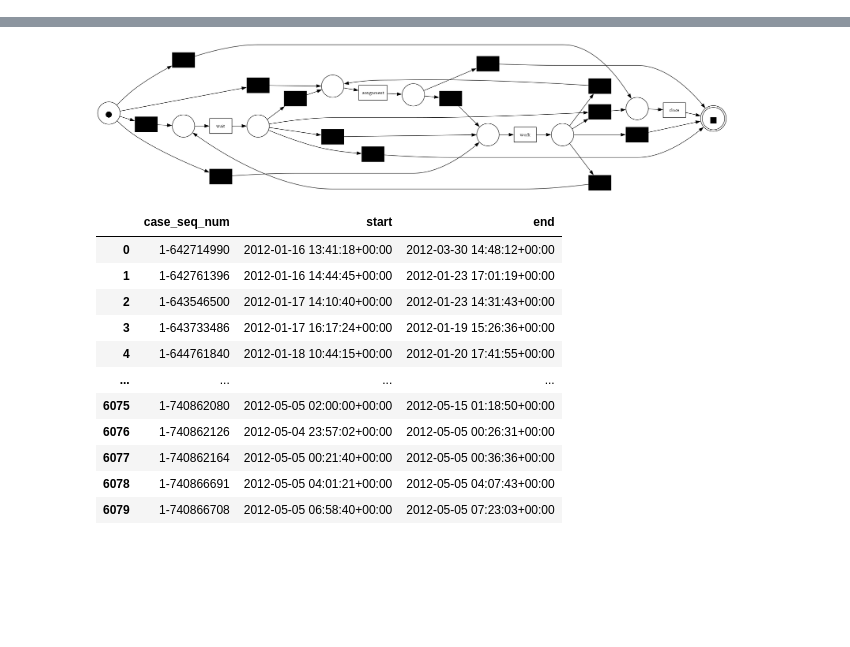
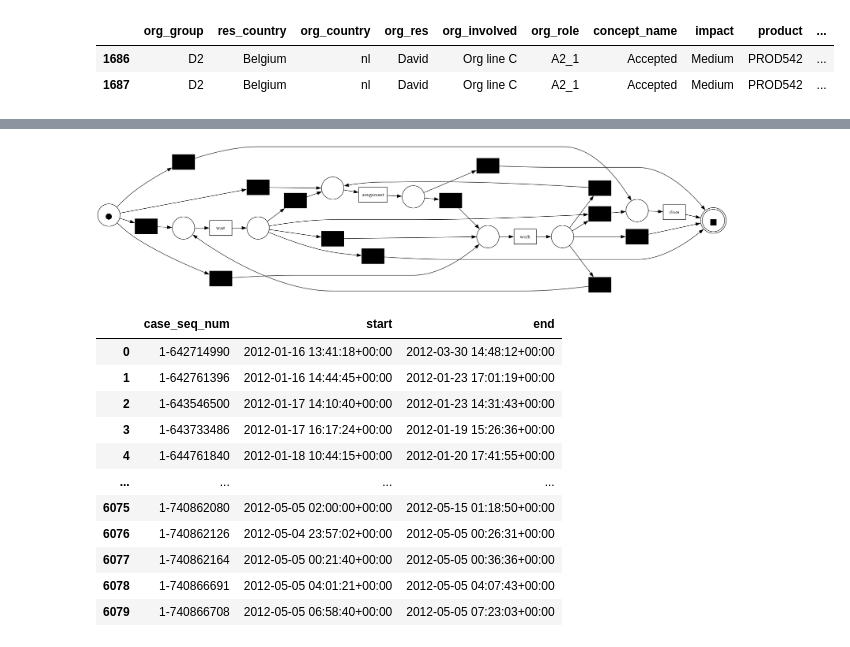
Before and after one commit to antoinsader/process_mining, a Jupyter notebook: test3.ipynb, the cells around one changed output, grey strips where cells are left out. Saved outputs shown, nothing was run; the diff lists cells and outputs as text; code cells hidden in the pictures; blank space fills up the shorter version.

```diff
--- a/test3.ipynb
+++ b/test3.ipynb
@@ -25,0 +26,6 @@ df.to_csv("org_c_logs.csv")
+# %%
+df[df["case_seq_num"] == "1-647953636"]
+# %% [output]
+|  | org_group | res_country | org_country | org_res | org_involved | org_role | concept_name | impact | product | ... |
+| 1686 | D2 | Belgium | nl | David | Org line C | A2_1 | Accepted | Medium | PROD542 | ... |
+| 1687 | D2 | Belgium | nl | David | Org line C | A2_1 | Accepted | Medium | PROD542 | ... |
```
Also changed, not shown: parts of 2 cells of this notebook, 9 other files.
